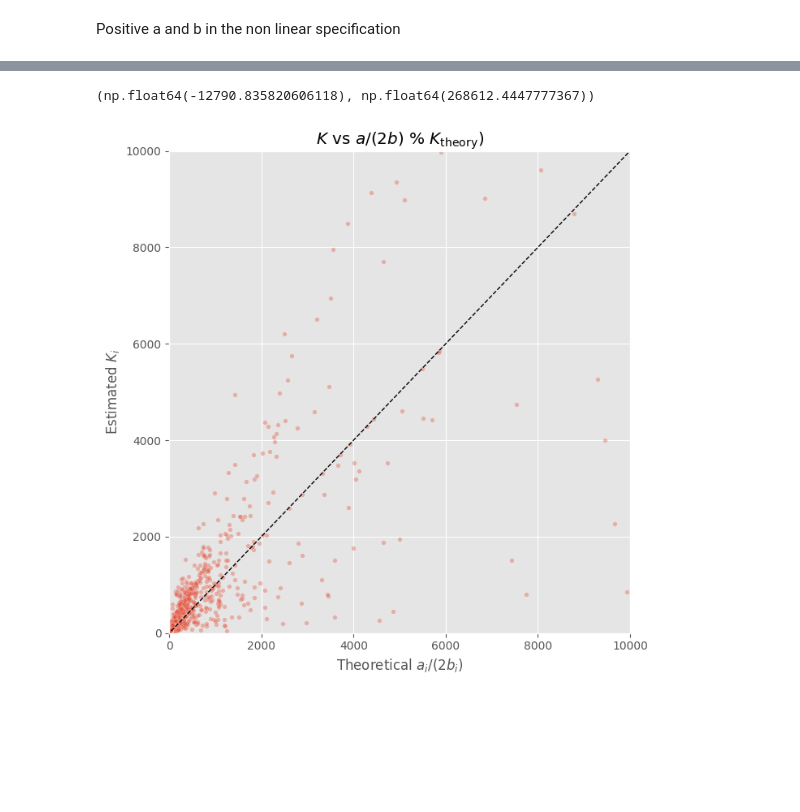
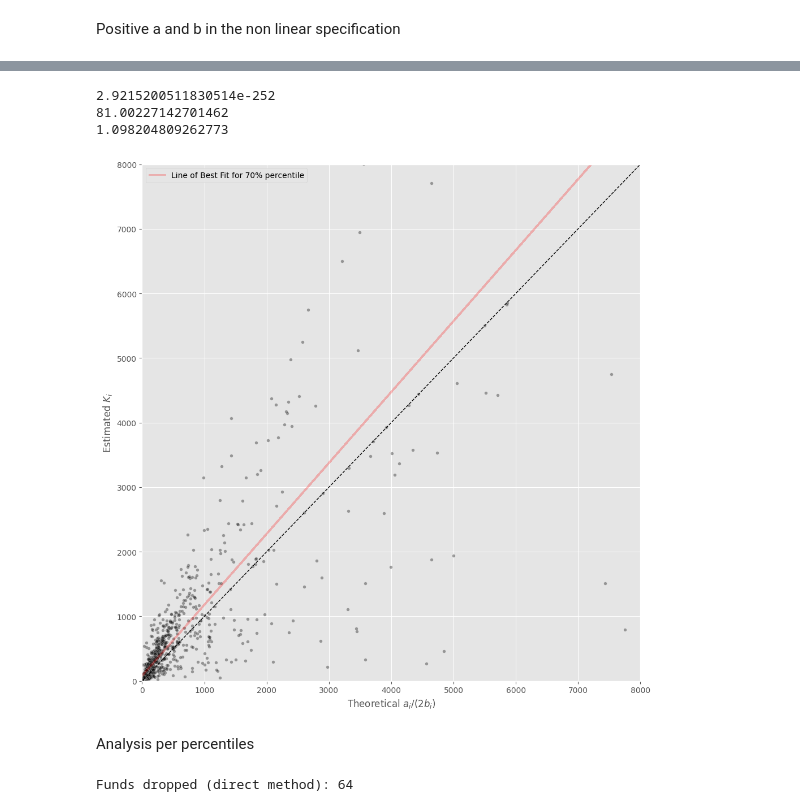
Before and after one commit to DavidSandovalRodriguez/Fund-Kink-Smoothing, a Jupyter notebook: WorkingNotebook.ipynb, the cells around one changed output, grey strips where cells are left out. Cells and saved outputs as stored; diff of their text form; code cells hidden in the pictures; blank space fills up the shorter version.

```diff
--- a/WorkingNotebook.ipynb
+++ b/WorkingNotebook.ipynb
@@ -167,6 +167,8 @@ def residuals(theta, q, y, F, h):
     alpha_hat = alpha_smooth_gauss(a, b, K, q, h)
     y_hat     = alpha_hat + F.dot(betas)
     return y_hat - y
+# %%
+h_param = 0.001
 # %% [markdown]
 estimating wrappers
 # %%
@@ -290,7 +292,7 @@ def estimate_all_funds_guess(df, h=0.01, lin_map=None):
 
     return pd.DataFrame(results)
 # %%
-estimates = estimate_all_funds(df, h=0.0000001)
+estimates = estimate_all_funds(df, h=h_param)
 # %%
 estimates
 # %% [output]
@@ -652,6 +654,3 @@ def estimate_all_funds_linear(df):
 def alpha_lin_gauss(a, b, K, q, h):
 
     return (a - b*q)
-# %%
-for fid in estimates["fund_id"]:
-    print(fid)
@@ -694,7 +675,7 @@ def add_gross_alpha_R2(estimates_df, method):
 
         y_subs = y - F.dot(beta).flatten()
 
-        h = 0.01
+        h = h_param
 
         y_hat_subs = method(a, b, k, q, h)
 
@@ -851,21 +833,64 @@ est_nl_pos_gross_r2_nonLinearPositive
 # %%
-plt.figure(figsize=(7,7))
+plt.figure(figsize=(10,10))
 
 
 
-sns.scatterplot(data=est_nl_pos_gross_r2_nonLinearPositive, x="K_theory", y="K",s=16, alpha=0.35)
+sns.scatterplot(data=est_nl_pos_gross_r2_nonLinearPositive, x="K_theory", y="K",s=16, alpha=0.35, color='black')
 
 # 45° reference line (on union of plotted data)
 lims = plt.gca().get_xlim()
-print(lims)
+
 plt.plot(lims, lims, 'k--', lw=1)
-plt.xlim(0, 10000); plt.ylim(0, 10000)
+plt.xlim(0, 8000); plt.ylim(0, 8000)
+
+# Calculate the 99th percentile of the 'K_theory' column
+k_theory_90th_percentile = np.percentile(cmp['K_theory'], 95)
+
+# Filter the DataFrame to include only rows where 'K_theory' is within the limit
+filtered_k_theory = cmp[cmp['K_theory'] <= k_theory_90th_percentile]['K_theory']
+filtered_k = cmp[cmp['K_theory'] <= k_theory_90th_percentile]['K']
+
+# --- Perform Linear Regression with Statsmodels to get p-value ---
+# Add a constant (intercept) to the independent variable
+X = sm.add_constant(filtered_k_theory)
+y = filtered_k
+
+# Create and fit the OLS (Ordinary Least Squares) model
+model = sm.OLS(y, X)
+results = model.fit()
+
+# Extract the slope and p-value for the K_theory variable
+slope = results.params['K_theory']
+p_value = results.pvalues['K_theory']
+intercept = results.params['const']
+print(p_value)
+print(intercept)
+print(slope)
+
+# Perform polyfit on the filtered data
+#slope, intercept = np.polyfit(filtered_k_theory, filtered_k, 1)
+# Plot the best-fit line
+plt.plot(est_nl_pos_gross_r2_nonLinearPositive['K_theory'], slope * est_nl_pos_gross_r2_nonLinearPositive['K_theory'] + intercept, color='red', linestyle='-', alpha=0.25, lw=2, label='Line of Best Fit for 70% percentile')
+
+# Add the legend to display the new line's label
+plt.legend()
+
 
 plt.xlabel(r"Theoretical $a_i/(2b_i)$")
 plt.ylabel(r"Estimated $K_i$")
-plt.title(r"$K$ vs $a/(2b)$ % $K_{\text{theory}}$)")
+#plt.title(r"$K$ vs Theoretical $a/(2b)$")
 plt.tight_layout()
 plt.show()
 # %% [output]
-(np.float64(-12790.835820606118), np.float64(268612.4447777367))
+2.9215200511830514e-252
+81.00227142701462
+1.098204809262773
-[figure, old version]
+[figure, new version]
+# %% [markdown]
+Analysis per percentiles
+# %%
+# Count the number of funds where 'K_theory' is greater than the 99th percentile
+dropped_funds_direct = len(cmp[cmp['K_theory'] > k_theory_95th_percentile])
+print(f"Funds dropped (direct method): {dropped_funds_direct}")
+# %% [output]
+Funds dropped (direct method): 64
```
Also changed, not shown: parts of 42 cells of this notebook, 5 other files.
